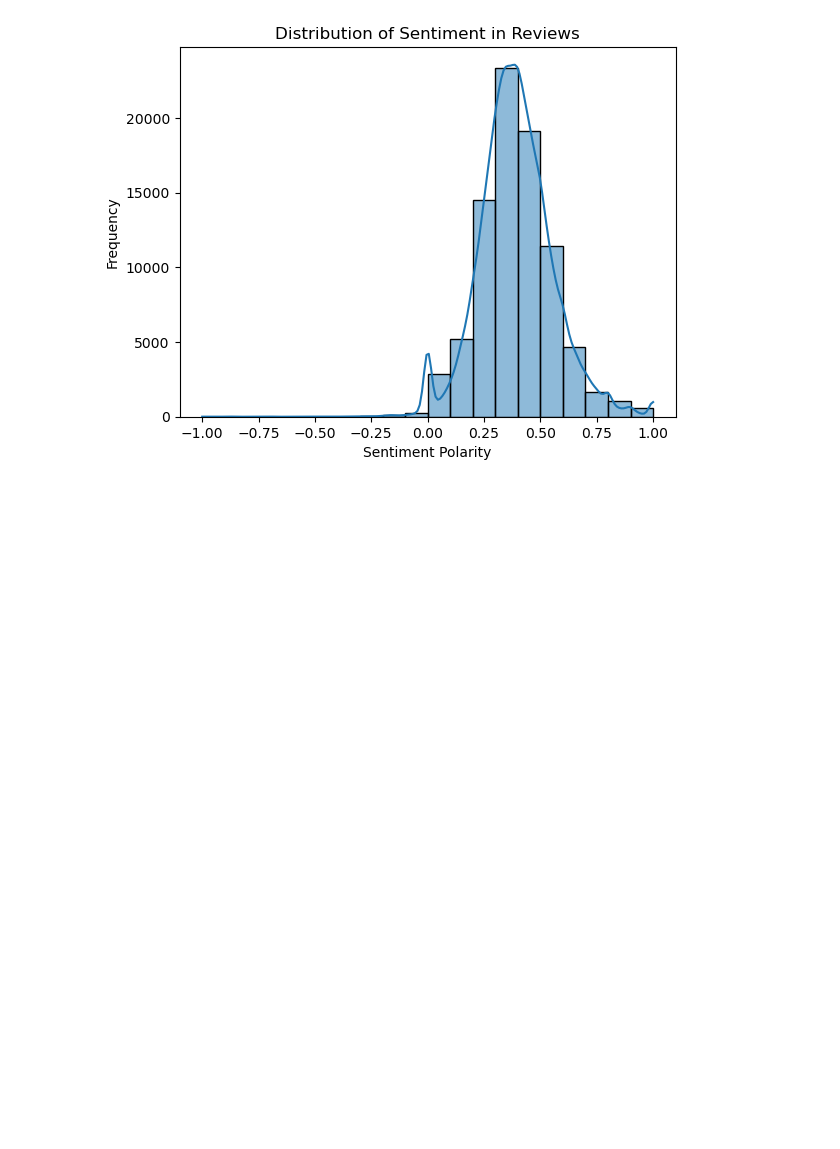
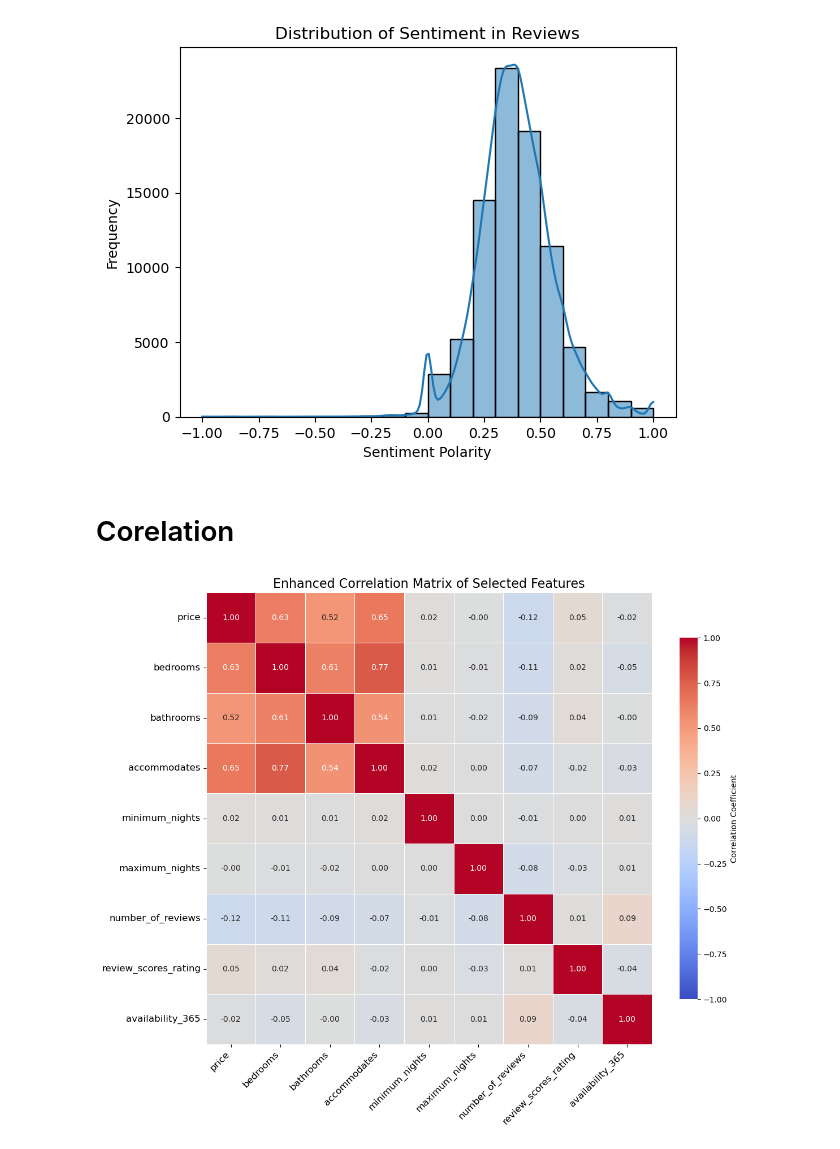
Before and after one commit to Rlours/Airbnb-Listings, a Jupyter notebook: Airbnb_Analysis.ipynb, the cells around one changed output. Drawn from its saved outputs; the diff is of its cells as text; code cells hidden in the pictures; blank space fills up the shorter version.

Commit message:
Added the Coorelation Matrix

```diff
--- a/Airbnb_Analysis.ipynb
+++ b/Airbnb_Analysis.ipynb
@@ -376,3 +376,33 @@ plt.ylabel('Frequency')
 plt.show()
 # %% [output]
 [figure]
+# %% [markdown]
+# Corelation
+# %%
+# Select relevant numerical columns for correlation analysis
+column_to_coorelate = [
+    'price', 'bedrooms', 'bathrooms', 'accommodates',
+    'minimum_nights', 'maximum_nights', 'number_of_reviews',
+    'review_scores_rating', 'availability_365'
+]
+# convert to numeric
+for col in column_to_coorelate:
+    df_listings_modified[col] = pd.to_numeric(df_listings_modified[col], errors='coerce')
+
+# Calculate the correlation matrix
+corr_matrix = df_listings_modified[column_to_coorelate].corr()
+
+# Plot the heatmap
+plt.figure(figsize=(12, 10))
+sns.heatmap(corr_matrix, annot=True, cmap='coolwarm', fmt=".2f", vmin=-1,
+    vmax=1,
+    linewidths=0.5,
+    cbar_kws={"shrink": 0.8, "label": "Correlation Coefficient"})
+plt.title('Enhanced Correlation Matrix of Selected Features', fontsize=16)
+plt.xticks(fontsize=12, rotation=45, ha='right')
+plt.yticks(fontsize=12, rotation=0)
+plt.tight_layout()
+
+plt.show()
+# %% [output]
+[figure, added]
```
Also changed, not shown: parts of 2 cells of this notebook.
